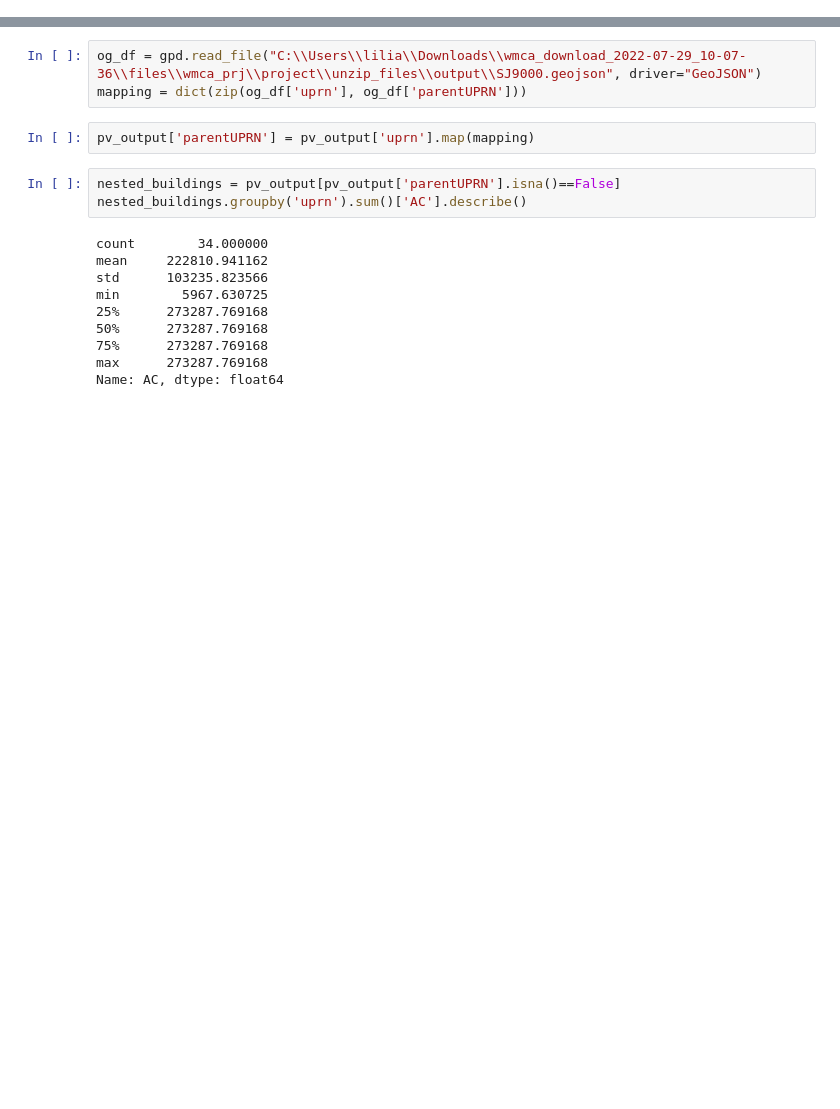
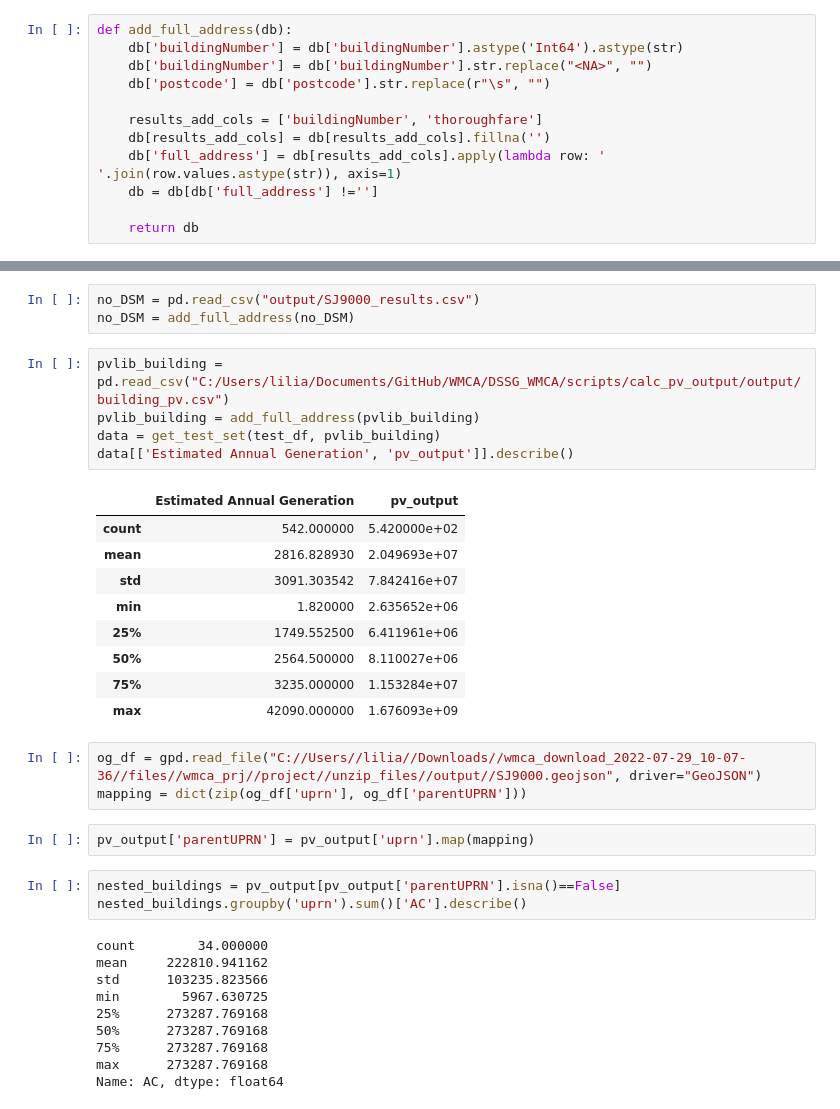
Before and after one commit to mikecoughlan/DSSG_WMCA, a Jupyter notebook: scripts/calc_pv_output/pv_test_set.ipynb, the cells around one changed output, grey strips where cells are left out. Saved outputs shown, nothing was run; the diff lists cells and outputs as text; blank space fills up the shorter version.

```diff
--- a/scripts/calc_pv_output/pv_test_set.ipynb
+++ b/scripts/calc_pv_output/pv_test_set.ipynb
@@ -23,0 +14,12 @@ results_df = results_df[results_df['full_address'] !='']
+# %%
+def add_full_address(db):
+    db['buildingNumber'] = db['buildingNumber'].astype('Int64').astype(str)
+    db['buildingNumber'] = db['buildingNumber'].str.replace("<NA>", "")
+    db['postcode'] = db['postcode'].str.replace(r"\s", "")
+
+    results_add_cols = ['buildingNumber', 'thoroughfare']
+    db[results_add_cols] = db[results_add_cols].fillna('')
+    db['full_address'] = db[results_add_cols].apply(lambda row: ' '.join(row.values.astype(str)), axis=1)
+    db = db[db['full_address'] !='']
+
+    return db
@@ -72,5 +91,23 @@ pv_output['AC'] = pv_output['shading_mean'] * pv_output['kk_factor'] * pv_output
+# %%
+no_DSM = pd.read_csv("output/SJ9000_results.csv")
+no_DSM = add_full_address(no_DSM)
+# %%
+pvlib_building = pd.read_csv("C:/Users/lilia/Documents/GitHub/WMCA/DSSG_WMCA/scripts/calc_pv_output/output/building_pv.csv")
+pvlib_building = add_full_address(pvlib_building)
+data = get_test_set(test_df, pvlib_building)
+data[['Estimated Annual Generation', 'pv_output']].describe()
+# %% [output]
+|  | Estimated Annual Generation | pv_output |
+| count | 542.000000 | 5.420000e+02 |
+| mean | 2816.828930 | 2.049693e+07 |
+| std | 3091.303542 | 7.842416e+07 |
+| min | 1.820000 | 2.635652e+06 |
+| 25% | 1749.552500 | 6.411961e+06 |
+| 50% | 2564.500000 | 8.110027e+06 |
+| 75% | 3235.000000 | 1.153284e+07 |
+| max | 42090.000000 | 1.676093e+09 |
 # %%
-og_df = gpd.read_file("C:\\Users\\lilia\\Downloads\\wmca_download_2022-07-29_10-07-36\\files\\wmca_prj\\project\\unzip_files\\output\\SJ9000.geojson", driver="GeoJSON")
+og_df = gpd.read_file("C://Users//lilia//Downloads//wmca_download_2022-07-29_10-07-36//files//wmca_prj//project//unzip_files//output//SJ9000.geojson", driver="GeoJSON")
 mapping = dict(zip(og_df['uprn'], og_df['parentUPRN']))
 # %%
 pv_output['parentUPRN'] = pv_output['uprn'].map(mapping)
```
Also changed, not shown: parts of 8 cells of this notebook, 10 other files.
